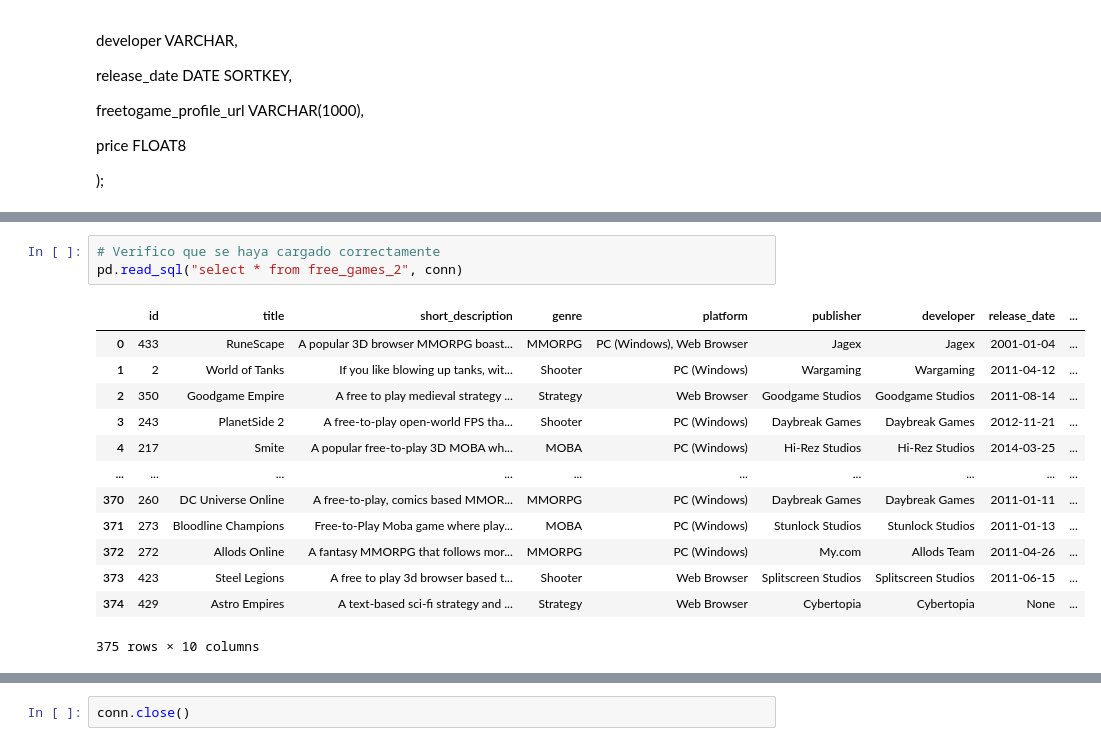
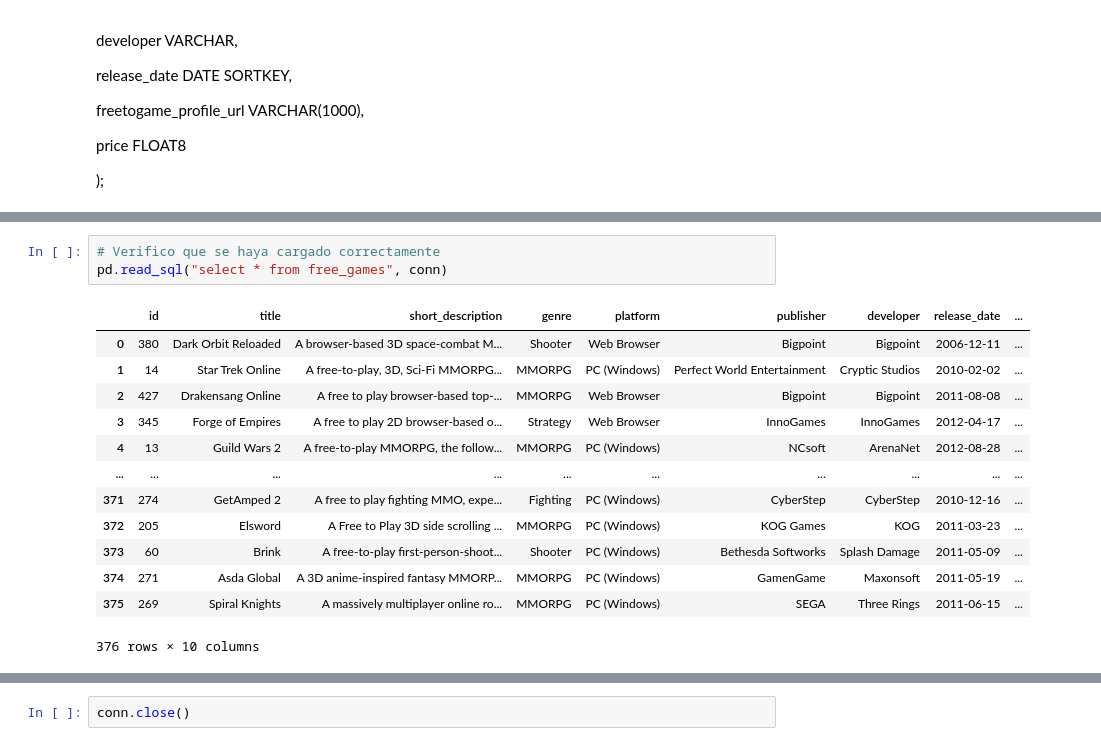
Before and after one commit to jorciuoli/DE_Coder, a Jupyter notebook: Entregable 2 - Carga de datos en Redshift.ipynb, the cells around one changed output, grey strips where cells are left out. Drawn from its saved outputs; the diff is of its cells as text.

```diff
--- a/Entregable 2 - Carga de datos en Redshift.ipynb
+++ b/Entregable 2 - Carga de datos en Redshift.ipynb
@@ -221,20 +260,20 @@ execute_values(conn, df, 'free_games_2')
 the dataframe is inserted
 # %%
 # Verifico que se haya cargado correctamente
-pd.read_sql("select * from free_games_2", conn)
+pd.read_sql("select * from free_games", conn)
 # %% [output]
 |  | id | title | short_description | genre | platform | publisher | developer | release_date | ... |
-| 0 | 433 | RuneScape | A popular 3D browser MMORPG boast... | MMORPG | PC (Windows), Web Browser | Jagex | Jagex | 2001-01-04 | ... |
-| 1 | 2 | World of Tanks | If you like blowing up tanks, wit... | Shooter | PC (Windows) | Wargaming | Wargaming | 2011-04-12 | ... |
-| 2 | 350 | Goodgame Empire | A free to play medieval strategy ... | Strategy | Web Browser | Goodgame Studios | Goodgame Studios | 2011-08-14 | ... |
-| 3 | 243 | PlanetSide 2 | A free-to-play open-world FPS tha... | Shooter | PC (Windows) | Daybreak Games | Daybreak Games | 2012-11-21 | ... |
-| 4 | 217 | Smite | A popular free-to-play 3D MOBA wh... | MOBA | PC (Windows) | Hi-Rez Studios | Hi-Rez Studios | 2014-03-25 | ... |
+| 0 | 380 | Dark Orbit Reloaded | A browser-based 3D space-combat M... | Shooter | Web Browser | Bigpoint | Bigpoint | 2006-12-11 | ... |
+| 1 | 14 | Star Trek Online | A free-to-play, 3D, Sci-Fi MMORPG... | MMORPG | PC (Windows) | Perfect World Entertainment | Cryptic Studios | 2010-02-02 | ... |
+| 2 | 427 | Drakensang Online | A free to play browser-based top-... | MMORPG | Web Browser | Bigpoint | Bigpoint | 2011-08-08 | ... |
+| 3 | 345 | Forge of Empires | A free to play 2D browser-based o... | Strategy | Web Browser | InnoGames | InnoGames | 2012-04-17 | ... |
+| 4 | 13 | Guild Wars 2 | A free-to-play MMORPG, the follow... | MMORPG | PC (Windows) | NCsoft | ArenaNet | 2012-08-28 | ... |
 | ... | ... | ... | ... | ... | ... | ... | ... | ... | ... |
-| 370 | 260 | DC Universe Online | A free-to-play, comics based MMOR... | MMORPG | PC (Windows) | Daybreak Games | Daybreak Games | 2011-01-11 | ... |
-| 371 | 273 | Bloodline Champions | Free-to-Play Moba game where play... | MOBA | PC (Windows) | Stunlock Studios | Stunlock Studios | 2011-01-13 | ... |
-| 372 | 272 | Allods Online | A fantasy MMORPG that follows mor... | MMORPG | PC (Windows) | My.com | Allods Team | 2011-04-26 | ... |
-| 373 | 423 | Steel Legions | A free to play 3d browser based t... | Shooter | Web Browser | Splitscreen Studios | Splitscreen Studios | 2011-06-15 | ... |
-| 374 | 429 | Astro Empires | A text-based sci-fi strategy and ... | Strategy | Web Browser | Cybertopia | Cybertopia | None | ... |
+| 371 | 274 | GetAmped 2 | A free to play fighting MMO, expe... | Fighting | PC (Windows) | CyberStep | CyberStep | 2010-12-16 | ... |
+| 372 | 205 | Elsword | A Free to Play 3D side scrolling ... | MMORPG | PC (Windows) | KOG Games | KOG | 2011-03-23 | ... |
+| 373 | 60 | Brink | A free-to-play first-person-shoot... | Shooter | PC (Windows) | Bethesda Softworks | Splash Damage | 2011-05-09 | ... |
+| 374 | 271 | Asda Global | A 3D anime-inspired fantasy MMORP... | MMORPG | PC (Windows) | GamenGame | Maxonsoft | 2011-05-19 | ... |
+| 375 | 269 | Spiral Knights | A massively multiplayer online ro... | MMORPG | PC (Windows) | SEGA | Three Rings | 2011-06-15 | ... |
-375 rows × 10 columns
+376 rows × 10 columns
 # %%
 # Veo los dos juegos que tienen fecha nula
```
Also changed, not shown: parts of 7 cells of this notebook.
